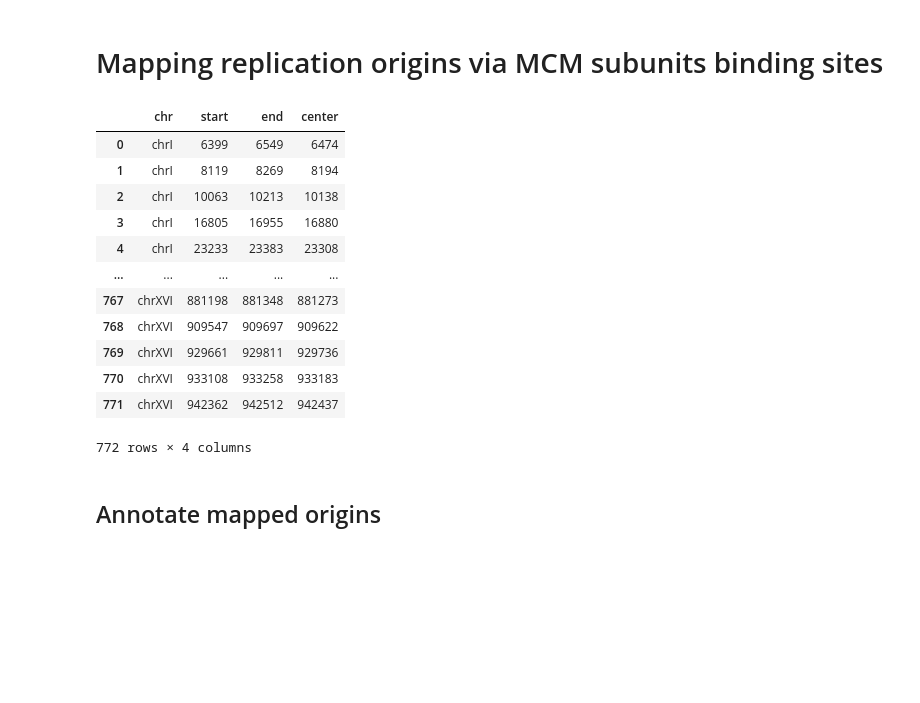
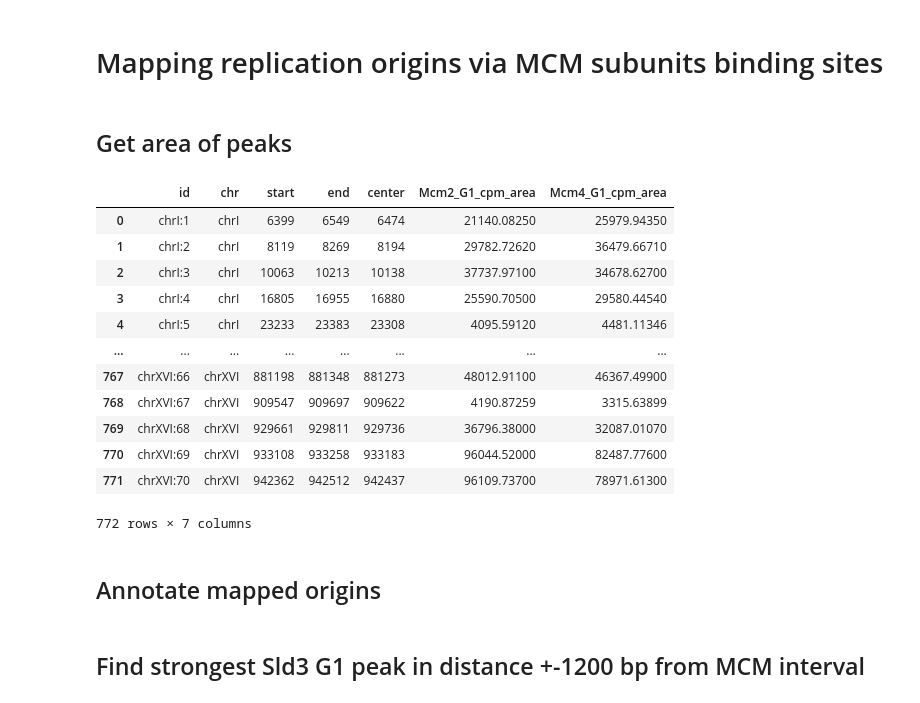
Before and after one commit to plantazja/ChEC_Analysis, a Jupyter notebook: notebooks/origin_analysis/MCM_table.ipynb, the cells around one changed output. Cells and saved outputs as stored; diff of their text form; code cells hidden in the pictures; blank space fills up the shorter version.

```diff
--- a/notebooks/origin_analysis/MCM_table.ipynb
+++ b/notebooks/origin_analysis/MCM_table.ipynb
@@ -25,19 +36,45 @@ MCM_G1.to_csv(os.path.join('../../resources', 'MCM_G1.bed'), sep='\t', index=Fal
 # %%
-MCM_G1
+# Create id for each origin
+chr_list = MCM_G1['chr'].to_list()
+id_list = []
+d = {'chrI':0,'chrII':0,'chrIII':0,'chrIV':0,'chrV':0,'chrVI':0,'chrVII':0,'chrVIII':0,
+          'chrIX':0,'chrX':0,'chrXI':0,'chrXII':0,'chrXIII':0,'chrXIV':0,'chrXV':0,'chrXVI':0}
+for chromosome in chr_list:
+    d[chromosome] += 1
+    id_list.append(f'{chromosome}:{d[chromosome]}')
+
+MCM_table['id'] = id_list
+MCM_table['chr'] = MCM_G1['chr']
+MCM_table['start'] = MCM_G1['start']
+MCM_table['end'] = MCM_G1['end']
+MCM_table['center'] = MCM_G1['center']
-# %% [output]
-|  | chr | start | end | center |
-| 0 | chrI | 6399 | 6549 | 6474 |
-| 1 | chrI | 8119 | 8269 | 8194 |
-| 2 | chrI | 10063 | 10213 | 10138 |
-| 3 | chrI | 16805 | 16955 | 16880 |
-| 4 | chrI | 23233 | 23383 | 23308 |
-| ... | ... | ... | ... | ... |
-| 767 | chrXVI | 881198 | 881348 | 881273 |
-| 768 | chrXVI | 909547 | 909697 | 909622 |
-| 769 | chrXVI | 929661 | 929811 | 929736 |
-| 770 | chrXVI | 933108 | 933258 | 933183 |
-| 771 | chrXVI | 942362 | 942512 | 942437 |
-772 rows × 4 columns
+# %% [markdown]
+## Get area of peaks
+# %%
+Mcm2_G1_wig = "../../../ChEC_Data_Complete/wig/cpm_mean/RDY412_G1_nTr_nT_nC_cpm_mean.wig"
+Mcm4_G1_wig = "../../../ChEC_Data_Complete/wig/cpm_mean/RDY368_G1_nTr_nT_nC_cpm_mean.wig"
+
+Mcm2_signals = get_signals(bed_path, Mcm2_G1_wig)
+Mcm4_signals = get_signals(bed_path, Mcm4_G1_wig)
+# %%
+MCM_table['Mcm2_G1_cpm_area'] = Mcm2_signals.sum(axis=0)
+MCM_table['Mcm4_G1_cpm_area'] = Mcm4_signals.sum(axis=0)
+# %%
+MCM_table
+# %% [output]
+|  | id | chr | start | end | center | Mcm2_G1_cpm_area | Mcm4_G1_cpm_area |
+| 0 | chrI:1 | chrI | 6399 | 6549 | 6474 | 21140.08250 | 25979.94350 |
+| 1 | chrI:2 | chrI | 8119 | 8269 | 8194 | 29782.72620 | 36479.66710 |
+| 2 | chrI:3 | chrI | 10063 | 10213 | 10138 | 37737.97100 | 34678.62700 |
+| 3 | chrI:4 | chrI | 16805 | 16955 | 16880 | 25590.70500 | 29580.44540 |
+| 4 | chrI:5 | chrI | 23233 | 23383 | 23308 | 4095.59120 | 4481.11346 |
+| ... | ... | ... | ... | ... | ... | ... | ... |
+| 767 | chrXVI:66 | chrXVI | 881198 | 881348 | 881273 | 48012.91100 | 46367.49900 |
+| 768 | chrXVI:67 | chrXVI | 909547 | 909697 | 909622 | 4190.87259 | 3315.63899 |
+| 769 | chrXVI:68 | chrXVI | 929661 | 929811 | 929736 | 36796.38000 | 32087.01070 |
+| 770 | chrXVI:69 | chrXVI | 933108 | 933258 | 933183 | 96044.52000 | 82487.77600 |
+| 771 | chrXVI:70 | chrXVI | 942362 | 942512 | 942437 | 96109.73700 | 78971.61300 |
+772 rows × 7 columns
 # %% [markdown]
 ## Annotate mapped origins
 # %%
@@ -53,0 +85,2 @@ def check_match(row, factor):
+# %% [markdown]
+## Find strongest Sld3 G1 peak in distance +-1200 bp from MCM interval
```
Also changed, not shown: parts of 15 cells of this notebook, 3 other files.
